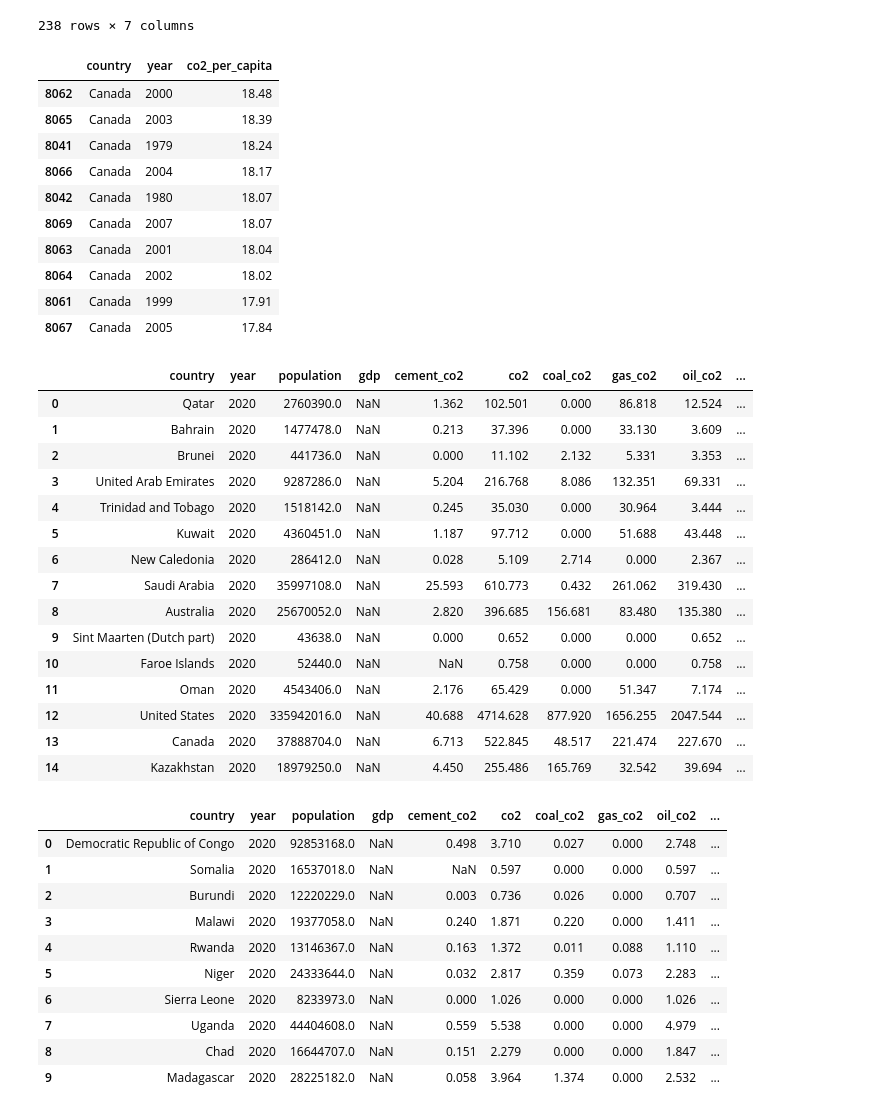
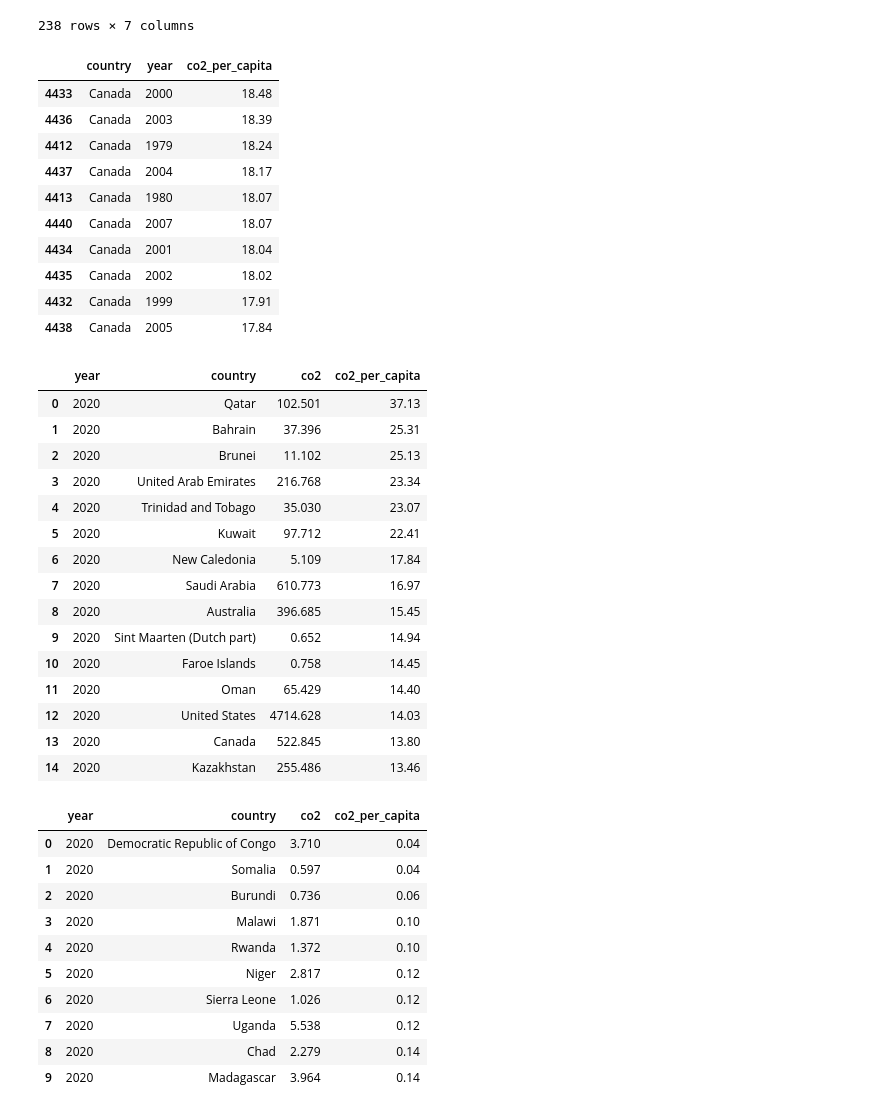
Before and after one commit to Kanustu/world_co2, a Jupyter notebook: world_co2_exp.ipynb, the cells around one changed output. Cells and saved outputs as stored; diff of their text form; code cells hidden in the pictures.

```diff
--- a/world_co2_exp.ipynb
+++ b/world_co2_exp.ipynb
@@ -236,53 +120,53 @@ industry_perct_emiss_country('Canada', industry_prct_emiss)
 | 8084 | Canada | 2022 | 547.944 | 6.53 | 44.73 | 43.87 | 1.35 |
 238 rows × 7 columns
 # %%
-per_cap_country = per_capita_creation(co2_countries.copy())
+per_cap_country = functions.per_capita_creation(co2_countries.copy())
 # %%
 # Selecting highest 10 years of co2 per capita in Canada
 per_cap_country[(per_cap_country['co2_per_capita'].notnull()) & (per_cap_country['country'] == 'Canada')].nlargest(10, 'co2_per_capita')\
 [['country', 'year', 'co2_per_capita']]
 # %% [output]
 |  | country | year | co2_per_capita |
-| 8062 | Canada | 2000 | 18.48 |
-| 8065 | Canada | 2003 | 18.39 |
-| 8041 | Canada | 1979 | 18.24 |
-| 8066 | Canada | 2004 | 18.17 |
-| 8042 | Canada | 1980 | 18.07 |
-| 8069 | Canada | 2007 | 18.07 |
-| 8063 | Canada | 2001 | 18.04 |
-| 8064 | Canada | 2002 | 18.02 |
-| 8061 | Canada | 1999 | 17.91 |
-| 8067 | Canada | 2005 | 17.84 |
+| 4433 | Canada | 2000 | 18.48 |
+| 4436 | Canada | 2003 | 18.39 |
+| 4412 | Canada | 1979 | 18.24 |
+| 4437 | Canada | 2004 | 18.17 |
+| 4413 | Canada | 1980 | 18.07 |
+| 4440 | Canada | 2007 | 18.07 |
+| 4434 | Canada | 2001 | 18.04 |
+| 4435 | Canada | 2002 | 18.02 |
+| 4432 | Canada | 1999 | 17.91 |
+| 4438 | Canada | 2005 | 17.84 |
 # %%
-per_cap_by_year(per_cap_country, 'top', 15, 2020)
+functions.per_cap_by_year(per_cap_country, 'top', 15, 2020)
 # %% [output]
-|  | country | year | population | gdp | cement_co2 | co2 | coal_co2 | gas_co2 | oil_co2 | ... |
-| 0 | Qatar | 2020 | 2760390.0 | NaN | 1.362 | 102.501 | 0.000 | 86.818 | 12.524 | ... |
-| 1 | Bahrain | 2020 | 1477478.0 | NaN | 0.213 | 37.396 | 0.000 | 33.130 | 3.609 | ... |
-| 2 | Brunei | 2020 | 441736.0 | NaN | 0.000 | 11.102 | 2.132 | 5.331 | 3.353 | ... |
-| 3 | United Arab Emirates | 2020 | 9287286.0 | NaN | 5.204 | 216.768 | 8.086 | 132.351 | 69.331 | ... |
-| 4 | Trinidad and Tobago | 2020 | 1518142.0 | NaN | 0.245 | 35.030 | 0.000 | 30.964 | 3.444 | ... |
-| 5 | Kuwait | 2020 | 4360451.0 | NaN | 1.187 | 97.712 | 0.000 | 51.688 | 43.448 | ... |
-| 6 | New Caledonia | 2020 | 286412.0 | NaN | 0.028 | 5.109 | 2.714 | 0.000 | 2.367 | ... |
-| 7 | Saudi Arabia | 2020 | 35997108.0 | NaN | 25.593 | 610.773 | 0.432 | 261.062 | 319.430 | ... |
-| 8 | Australia | 2020 | 25670052.0 | NaN | 2.820 | 396.685 | 156.681 | 83.480 | 135.380 | ... |
-| 9 | Sint Maarten (Dutch part) | 2020 | 43638.0 | NaN | 0.000 | 0.652 | 0.000 | 0.000 | 0.652 | ... |
-| 10 | Faroe Islands | 2020 | 52440.0 | NaN | NaN | 0.758 | 0.000 | 0.000 | 0.758 | ... |
-| 11 | Oman | 2020 | 4543406.0 | NaN | 2.176 | 65.429 | 0.000 | 51.347 | 7.174 | ... |
-| 12 | United States | 2020 | 335942016.0 | NaN | 40.688 | 4714.628 | 877.920 | 1656.255 | 2047.544 | ... |
-| 13 | Canada | 2020 | 37888704.0 | NaN | 6.713 | 522.845 | 48.517 | 221.474 | 227.670 | ... |
-| 14 | Kazakhstan | 2020 | 18979250.0 | NaN | 4.450 | 255.486 | 165.769 | 32.542 | 39.694 | ... |
+|  | year | country | co2 | co2_per_capita |
+| 0 | 2020 | Qatar | 102.501 | 37.13 |
+| 1 | 2020 | Bahrain | 37.396 | 25.31 |
+| 2 | 2020 | Brunei | 11.102 | 25.13 |
+| 3 | 2020 | United Arab Emirates | 216.768 | 23.34 |
+| 4 | 2020 | Trinidad and Tobago | 35.030 | 23.07 |
+| 5 | 2020 | Kuwait | 97.712 | 22.41 |
+| 6 | 2020 | New Caledonia | 5.109 | 17.84 |
+| 7 | 2020 | Saudi Arabia | 610.773 | 16.97 |
+| 8 | 2020 | Australia | 396.685 | 15.45 |
+| 9 | 2020 | Sint Maarten (Dutch part) | 0.652 | 14.94 |
+| 10 | 2020 | Faroe Islands | 0.758 | 14.45 |
+| 11 | 2020 | Oman | 65.429 | 14.40 |
+| 12 | 2020 | United States | 4714.628 | 14.03 |
+| 13 | 2020 | Canada | 522.845 | 13.80 |
+| 14 | 2020 | Kazakhstan | 255.486 | 13.46 |
 # %%
-per_cap_by_year(per_cap_country, 'bottom', 10, 2020)
+functions.per_cap_by_year(per_cap_country, 'bottom', 10, 2020)
 # %% [output]
-|  | country | year | population | gdp | cement_co2 | co2 | coal_co2 | gas_co2 | oil_co2 | ... |
-| 0 | Democratic Republic of Congo | 2020 | 92853168.0 | NaN | 0.498 | 3.710 | 0.027 | 0.000 | 2.748 | ... |
-| 1 | Somalia | 2020 | 16537018.0 | NaN | NaN | 0.597 | 0.000 | 0.000 | 0.597 | ... |
-| 2 | Burundi | 2020 | 12220229.0 | NaN | 0.003 | 0.736 | 0.026 | 0.000 | 0.707 | ... |
-| 3 | Malawi | 2020 | 19377058.0 | NaN | 0.240 | 1.871 | 0.220 | 0.000 | 1.411 | ... |
-| 4 | Rwanda | 2020 | 13146367.0 | NaN | 0.163 | 1.372 | 0.011 | 0.088 | 1.110 | ... |
-| 5 | Niger | 2020 | 24333644.0 | NaN | 0.032 | 2.817 | 0.359 | 0.073 | 2.283 | ... |
-| 6 | Sierra Leone | 2020 | 8233973.0 | NaN | 0.000 | 1.026 | 0.000 | 0.000 | 1.026 | ... |
-| 7 | Uganda | 2020 | 44404608.0 | NaN | 0.559 | 5.538 | 0.000 | 0.000 | 4.979 | ... |
-| 8 | Chad | 2020 | 16644707.0 | NaN | 0.151 | 2.279 | 0.000 | 0.000 | 1.847 | ... |
-| 9 | Madagascar | 2020 | 28225182.0 | NaN | 0.058 | 3.964 | 1.374 | 0.000 | 2.532 | ... |
+|  | year | country | co2 | co2_per_capita |
+| 0 | 2020 | Democratic Republic of Congo | 3.710 | 0.04 |
+| 1 | 2020 | Somalia | 0.597 | 0.04 |
+| 2 | 2020 | Burundi | 0.736 | 0.06 |
+| 3 | 2020 | Malawi | 1.871 | 0.10 |
+| 4 | 2020 | Rwanda | 1.372 | 0.10 |
+| 5 | 2020 | Niger | 2.817 | 0.12 |
+| 6 | 2020 | Sierra Leone | 1.026 | 0.12 |
+| 7 | 2020 | Uganda | 5.538 | 0.12 |
+| 8 | 2020 | Chad | 2.279 | 0.14 |
+| 9 | 2020 | Madagascar | 3.964 | 0.14 |
```
Also changed, not shown: parts of 26 cells of this notebook, 2 other files.
